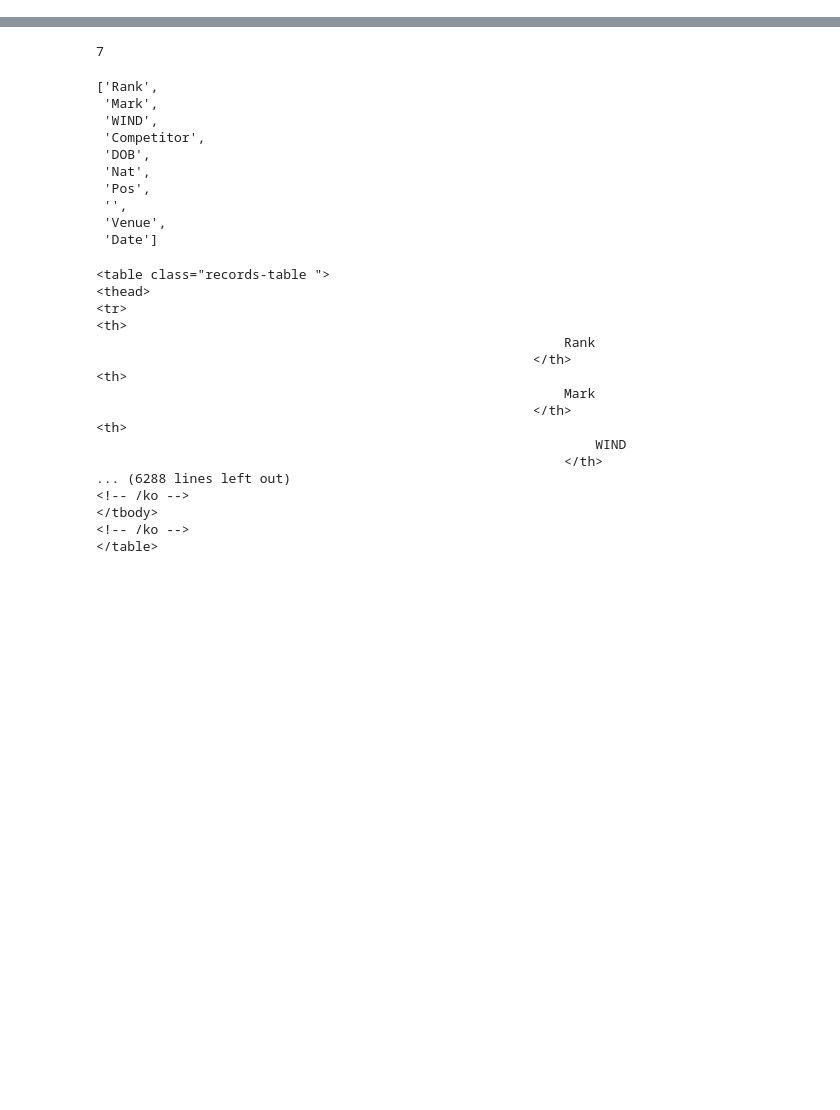
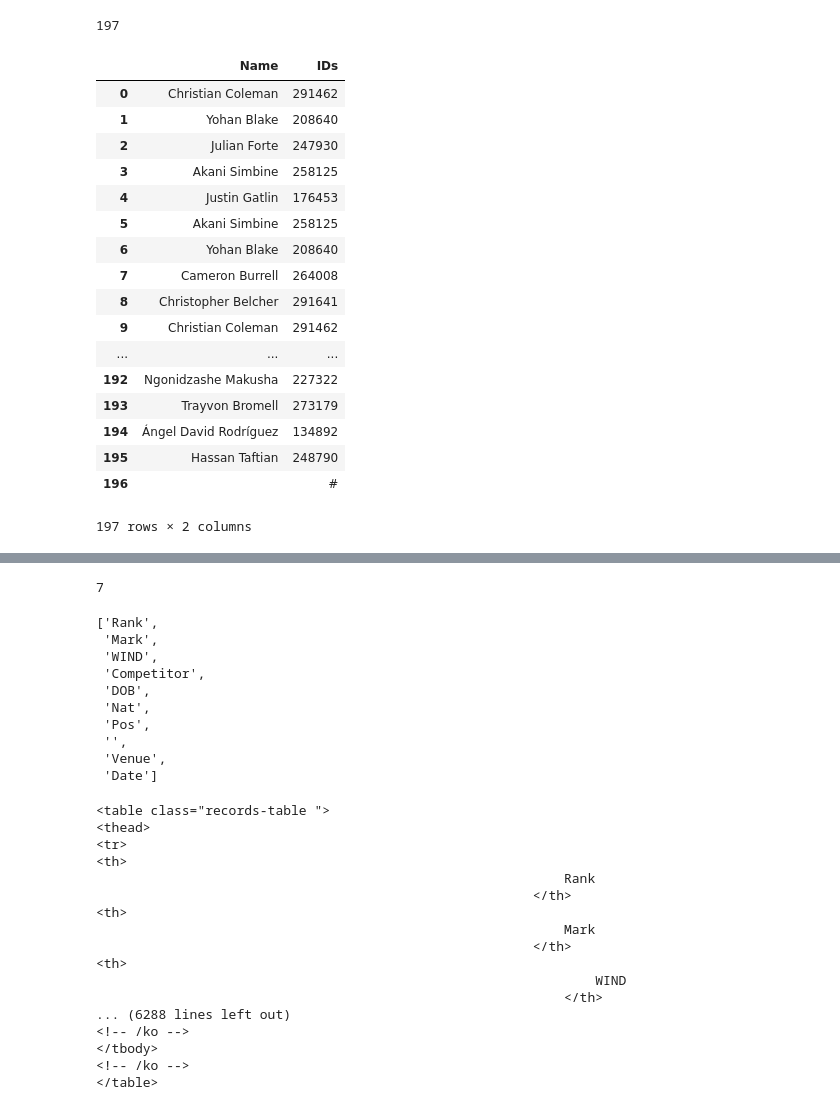
Before and after one commit to barjacks/pythonrecherche, a Jupyter notebook: 06 Rückblick, Scraping Beispiele/05 Scraping Beispiele.ipynb, the cells around one changed output, grey strips where cells are left out. Saved outputs shown, nothing was run; the diff lists cells and outputs as text; code cells hidden in the pictures; blank space fills up the shorter version.

```diff
--- a/06 Rückblick, Scraping Beispiele/05 Scraping Beispiele.ipynb
+++ b/06 Rückblick, Scraping Beispiele/05 Scraping Beispiele.ipynb
@@ -7,0 +94,4 @@ sprinters_soup = BeautifulSoup(response.text, 'html.parser')
+# %%
+ids = []
+for elem in id_list:
+    ids.append(elem.find('a')['href'].replace('/athletes/athlete=', ''))
@@ -7,0 +138,31 @@ sprinters_soup = BeautifulSoup(response.text, 'html.parser')
+# %%
+len(ids)
+# %% [output]
+197
+# %%
+df = pd.DataFrame(namen)
+# %%
+df['IDs'] = ids
+# %%
+df.columns = [['Name', 'IDs']]
+# %%
+df
+# %% [output]
+|  | Name | IDs |
+| 0 | Christian Coleman | 291462 |
+| 1 | Yohan Blake | 208640 |
+| 2 | Julian Forte | 247930 |
+| 3 | Akani Simbine | 258125 |
+| 4 | Justin Gatlin | 176453 |
+| 5 | Akani Simbine | 258125 |
+| 6 | Yohan Blake | 208640 |
+| 7 | Cameron Burrell | 264008 |
+| 8 | Christopher Belcher | 291641 |
+| 9 | Christian Coleman | 291462 |
+| ... | ... | ... |
+| 192 | Ngonidzashe Makusha | 227322 |
+| 193 | Trayvon Bromell | 273179 |
+| 194 | Ángel David Rodríguez | 134892 |
+| 195 | Hassan Taftian | 248790 |
+| 196 |  | # |
+197 rows × 2 columns
```
Also changed, not shown: parts of 20 cells of this notebook, 4 other files.
